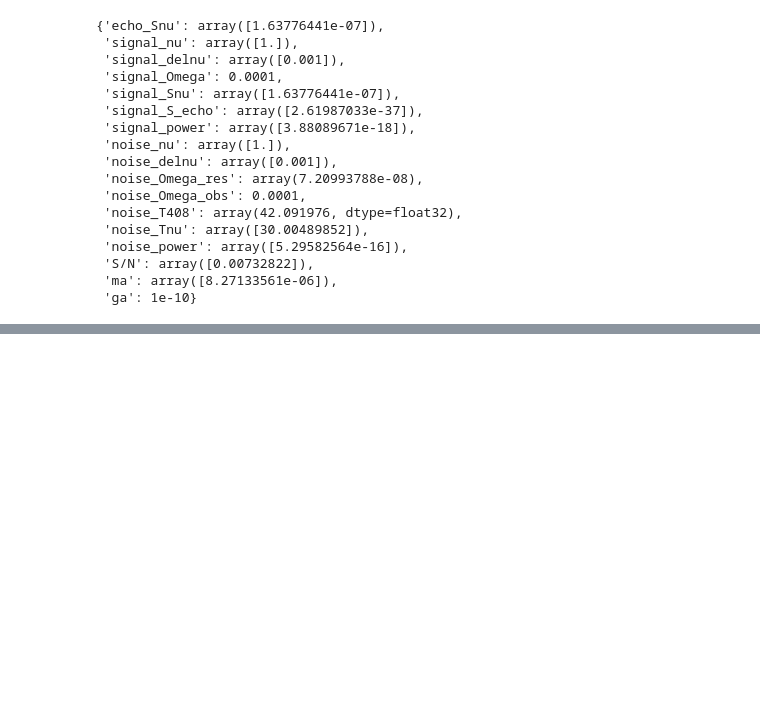
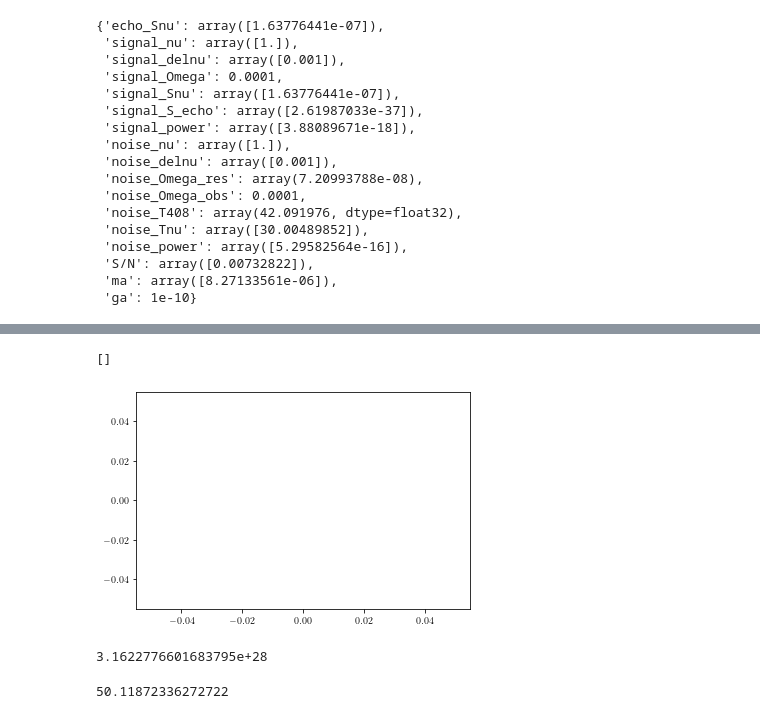
Before and after one commit to ManuelBuenAbad/snr_ghosts, a Jupyter notebook: workspace_notebooks/ws-9_projections.ipynb, the cells around one changed output, grey strips where cells are left out. Saved outputs shown, nothing was run; the diff lists cells and outputs as text; code cells hidden in the pictures; blank space fills up the shorter version.

Commit message:
update run time script; slice plots; minor update of data.py

```diff
--- a/workspace_notebooks/ws-9_projections.ipynb
+++ b/workspace_notebooks/ws-9_projections.ipynb
@@ -1224,0 +1249,37 @@ plt.savefig(path)
+# %%
+# import results
+path = '../output/custom_snr/Lpk-tpk/'
+name = 'sn_custom_Lpk-tpk_a-0.5_D-0.5_r-30_tsig-10000_tex-40000_lb-170-0_nuB-5_sz-1e-04.txt'
+snr = np.loadtxt(path+name, delimiter=',')
+
+# import L-t grid
+path = '../output/custom_snr/Lpk-tpk/'
+name = 'tpk_arr.txt'
+tpk_arr = np.loadtxt(path+name, delimiter=',')
+
+path = '../output/custom_snr/Lpk-tpk/'
+name = 'Lpk_arr.txt'
+Lpk_arr = np.loadtxt(path+name, delimiter=',')
+
+# load ga ref
+path = '../output/custom_snr/Lpk-tpk/'
+name = 'ga_ref.txt'
+ga_ref = np.loadtxt(path+name, delimiter=',')
+
+# compute reach
+ga_reach = min(1, min(ec.ga_reach(z_val, snr, )))
+
+# plot
+plt.subplots()
+plt.contour(Lpk_arr, tpk_arr, data)
+# %% [output]
+[]
+[figure, added]
+# %%
+10**(ct._mu_log10_Lpk_ + ct._sig_log10_Lpk_ * 2.)
+# %% [output]
+3.1622776601683795e+28
+# %%
+10**(ct._mu_log10_tpk_)
+# %% [output]
+50.11872336272722
```
Also changed, not shown: parts of 3 cells of this notebook, 2 other files.
